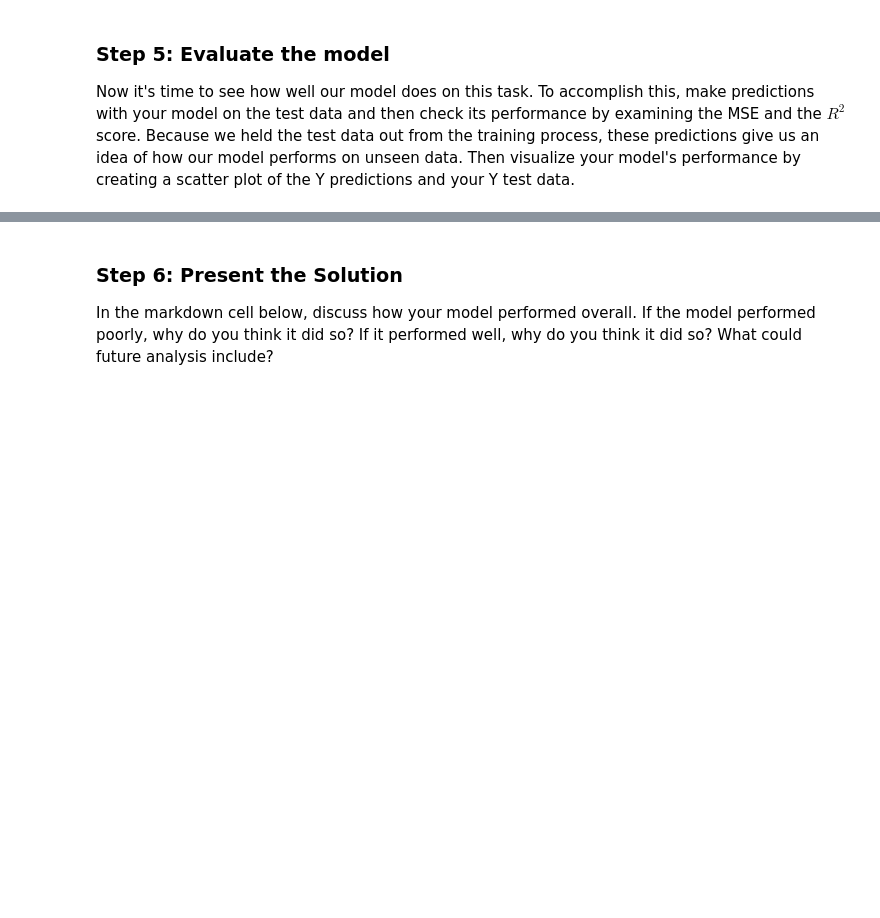
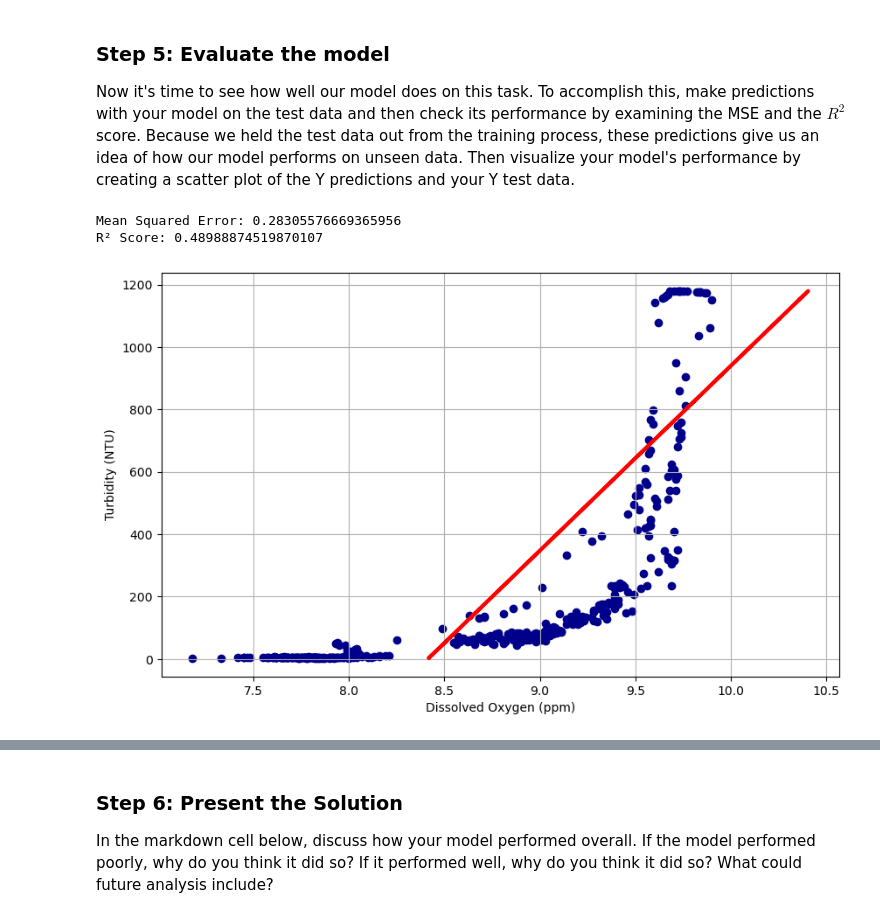
Before and after one commit to haylee360/EDS232-labs, a Jupyter notebook: Week1/Lab1-hurricane.ipynb, the cells around one changed output, grey strips where cells are left out. Cells and saved outputs as stored; diff of their text form; code cells hidden in the pictures; blank space fills up the shorter version.

```diff
--- a/Week1/Lab1-hurricane.ipynb
+++ b/Week1/Lab1-hurricane.ipynb
@@ -155,10 +155,10 @@ Select your data such that `albany_turbidity` is your feature or independent var
  **Use a test size of 0.33 and a random state of 42**.
 # %%
 # Select features and target
-X = ...
-Y = ...
+X = df[['albany_turbidity']]
+Y = df[['albany_DO']]
 
-X_train, X_test, Y_train, Y_test = ...
+X_train, X_test, Y_train, Y_test = train_test_split(X, Y, test_size=0.33, random_state=42)
 # %% [markdown]
 ### Step 4: Select your model
 
@@ -167,20 +167,32 @@ We are going to use linear regression to predict the turbidity in Albany. Is lin
 *Your answer here*.
 # %%
 # Initialize and fit the model
-model = ...
+model = sklearn.linear_model.LinearRegression().fit(X_train, Y_train)
 # %% [markdown]
 ### Step 5: Evaluate the model
 
 Now it's time to see how well our model does on this task.  To accomplish this, make predictions with your model on the test data and then check its performance by examining the MSE and the $R^2$ score. Because we held the test data out from the training process, these predictions give us an idea of how our model performs on unseen data. Then visualize your model's performance by creating a scatter plot of the Y predictions and your Y test data.
 # %%
 # Make predictions
-Y_pred = ...
+Y_pred = model.predict(X_test)
 
 # Calculate evaluation metrics using scikit-learn's mean_squared_error and r2_score
-mse = ...
-r2 = ...
+mse = mean_squared_error(y_true=Y_test, y_pred=Y_pred)
+r2 = r2_score(y_true=Y_test, y_pred=Y_pred)
 
 print(f"Mean Squared Error: {mse}")
 print(f"R² Score: {r2}")
 
 # Visualize predictions vs. actual values
+plt.figure(figsize=(10, 6))  # Setting the figure size for better visibility
+plt.scatter(Y_test, X_test, c='DarkBlue') # actual
+plt.plot(Y_pred, X_test, color='red', linewidth=3) # predictions
+
+plt.grid(True)
+plt.xlabel('Dissolved Oxygen (ppm)')
+plt.ylabel('Turbidity (NTU)')
+plt.show()
+# %% [output]
+Mean Squared Error: 0.28305576669365956
+R² Score: 0.48988874519870107
+[figure, added]
```
Also changed, not shown: parts of 9 cells of this notebook.
